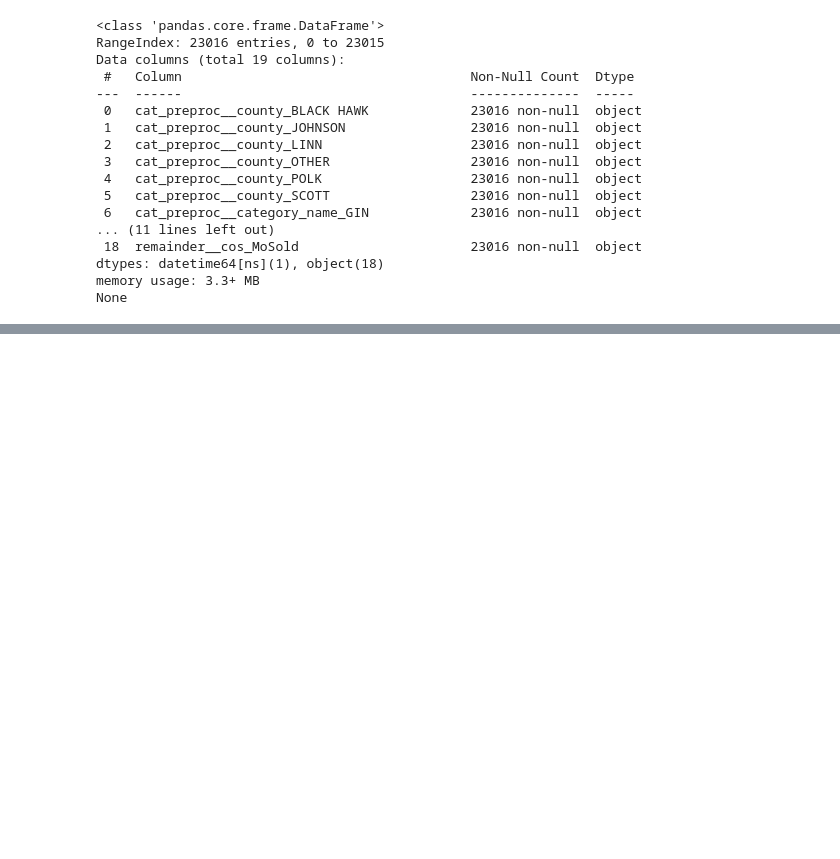
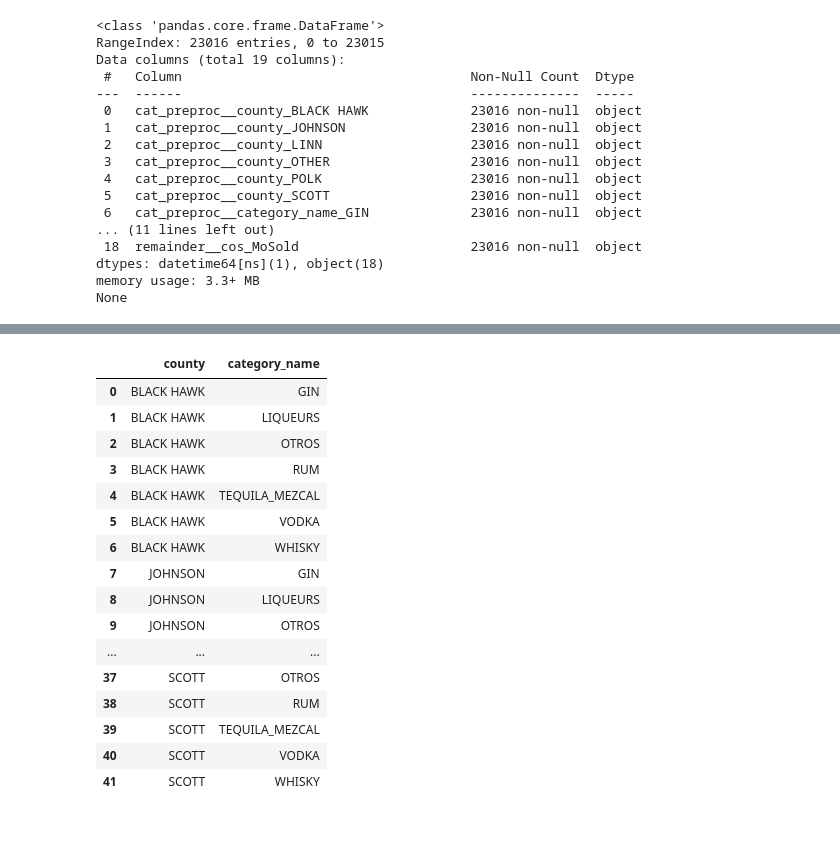
Before and after one commit to hilinski/liquor_demand_forecasting, a Jupyter notebook: notebooks/david.ipynb, the cells around one changed output, grey strips where cells are left out. Saved outputs shown, nothing was run; the diff lists cells and outputs as text; code cells hidden in the pictures; blank space fills up the shorter version.

```diff
--- a/notebooks/david.ipynb
+++ b/notebooks/david.ipynb
@@ -285,2 +270,24 @@ memory usage: 3.9+ MB
 None
+# %%
+unique_pairs = data_processed[['county', 'category_name']].drop_duplicates().reset_index(drop=True)
+# %%
+unique_pairs
+# %% [output]
+|  | county | category_name |
+| 0 | BLACK HAWK | GIN |
+| 1 | BLACK HAWK | LIQUEURS |
+| 2 | BLACK HAWK | OTROS |
+| 3 | BLACK HAWK | RUM |
+| 4 | BLACK HAWK | TEQUILA_MEZCAL |
+| 5 | BLACK HAWK | VODKA |
+| 6 | BLACK HAWK | WHISKY |
+| 7 | JOHNSON | GIN |
+| 8 | JOHNSON | LIQUEURS |
+| 9 | JOHNSON | OTROS |
+| ... | ... | ... |
+| 37 | SCOTT | OTROS |
+| 38 | SCOTT | RUM |
+| 39 | SCOTT | TEQUILA_MEZCAL |
+| 40 | SCOTT | VODKA |
+| 41 | SCOTT | WHISKY |
 # %%
```
Also changed, not shown: parts of 27 cells of this notebook, 6 other files.
